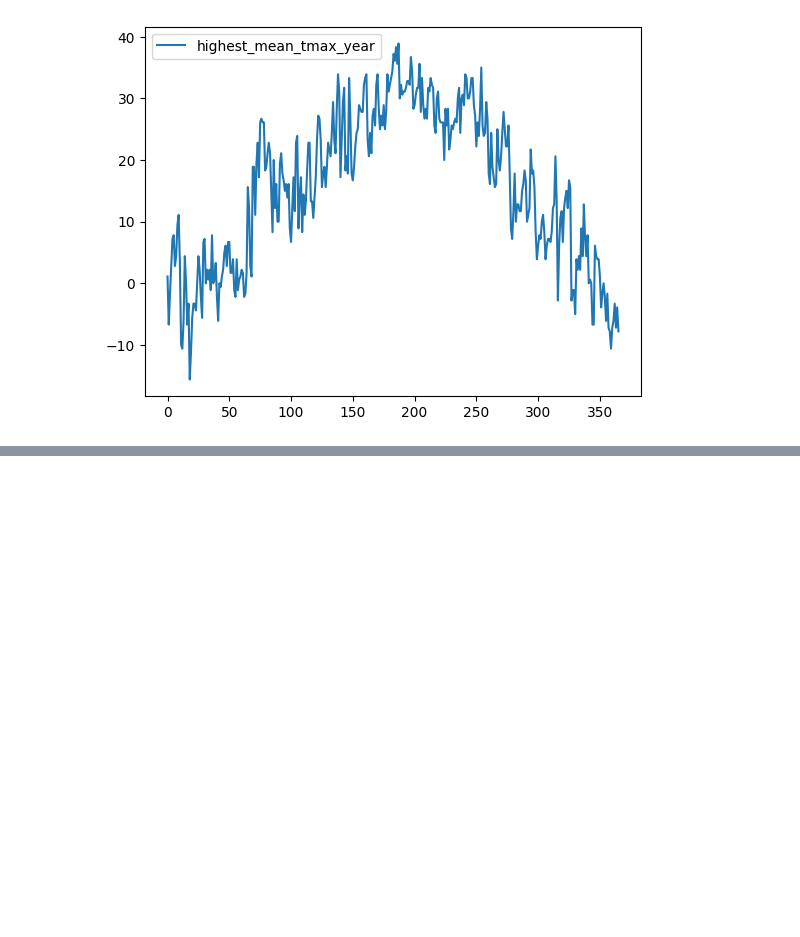
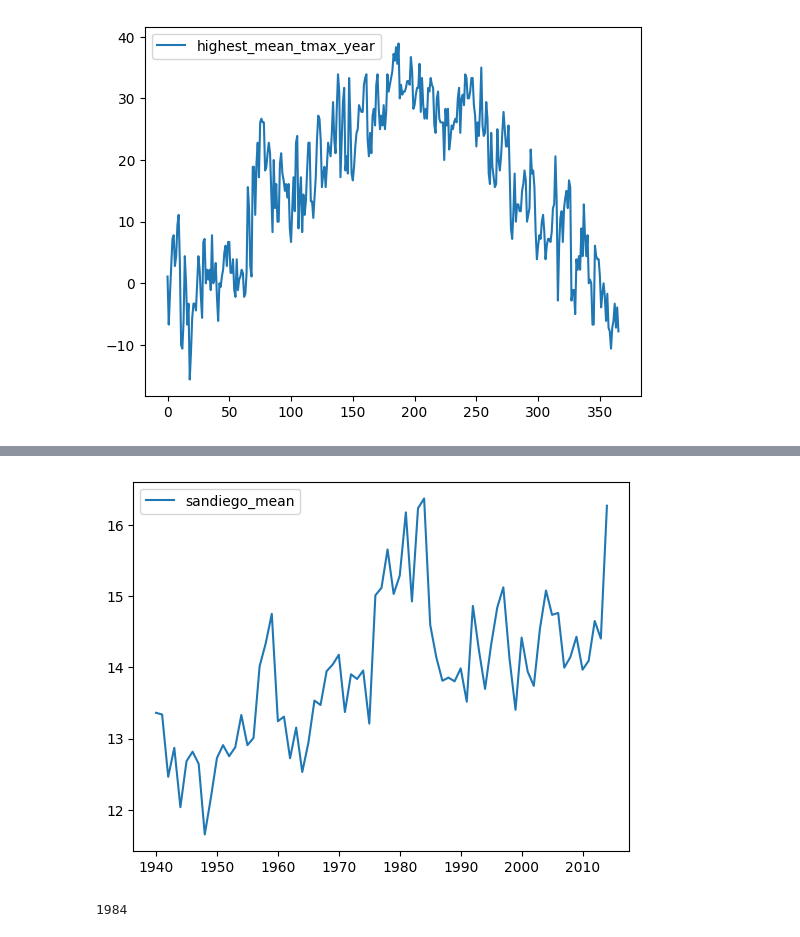
Before and after one commit to bagoferasers/project2_datascience, a Jupyter notebook: project2_nib667.ipynb, the cells around one changed output, grey strips where cells are left out. Cells and saved outputs as stored; diff of their text form; code cells hidden in the pictures; blank space fills up the shorter version.

```diff
--- a/project2_nib667.ipynb
+++ b/project2_nib667.ipynb
@@ -173,4 +173,8 @@ plt.show()
 # %%
 # TASK 3
 ## A)
-filename = 'USW00023188.dly'
+filename = 'weather/USW00023188.dly'
+obs = 'TMIN'
+tmin_series = getobs(filename,obs)
+sandiego = parsefile(filename)
+sandiego
@@ -176,0 +204,2 @@ filename = 'USW00023188.dly'
+# %%
+sandiego_tmin = getobs(filename, obs)
@@ -176,0 +212,5 @@ filename = 'USW00023188.dly'
+# %%
+sandiego_mean = {}
+for year in range(1940,2015):
+    tmin_selected = selectyear(sandiego_tmin, year)
+    sandiego_mean[year] = (np.mean(tmin_selected))
@@ -176,0 +237,6 @@ filename = 'USW00023188.dly'
+# %%
+plt.plot(list(sandiego_mean.keys()), list(sandiego_mean.values()), label="sandiego_mean")
+plt.legend(loc="best")
+plt.show()
+# %% [output]
+[figure, added]
@@ -176,0 +247,4 @@ filename = 'USW00023188.dly'
+# %%
+highest_mean_tmin_year
+# %% [output]
+1984
```
Also changed, not shown: parts of 18 cells of this notebook.
